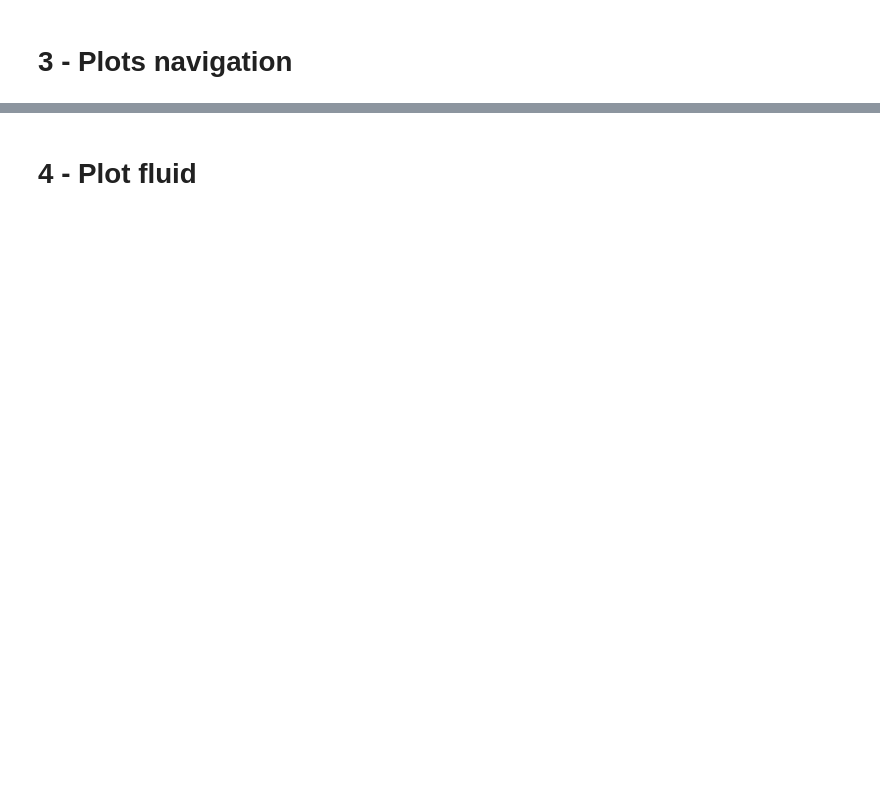
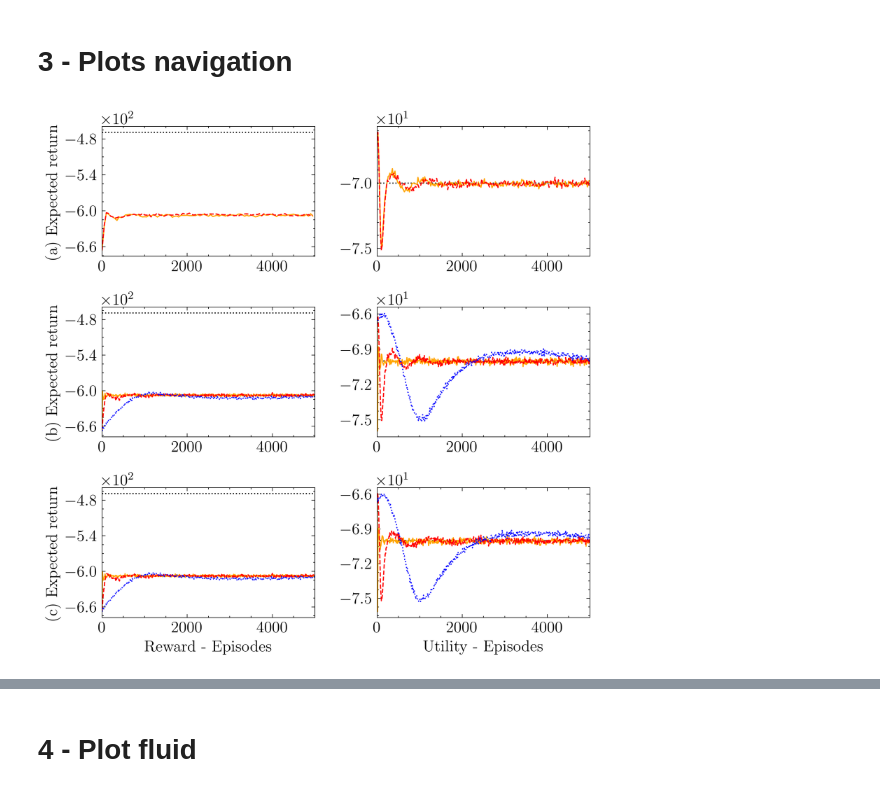
Before and after one commit to sergiorozada12/d-pg-pd, a Jupyter notebook: experiments/PLOTS.ipynb, the cells around one changed output, grey strips where cells are left out. Cells and saved outputs as stored; diff of their text form; code cells hidden in the pictures; blank space fills up the shorter version.

```diff
--- a/experiments/PLOTS.ipynb
+++ b/experiments/PLOTS.ipynb
@@ -156,73 +168,69 @@ with plt.style.context(['science', 'ieee']):
     plt.rcParams.update({'font.size': 14})
     fig, axes = plt.subplots(nrows=3, ncols=2, figsize=[7, 7])
 
-    axes[0, 0].axhline(y=-570, color='k', linestyle=':', label='Unconstrained')
+    axes[0, 0].axhline(y=p, color='k', linestyle=':', label='Unconstrained')
     axes[0, 0].plot(np.arange(0, 2000, 50), vel_primal_exact[::5], label='D-PGPD-exact', color='orange')
     axes[0, 0].plot(np.arange(0, 2000, 50), vel_primal_approx[::5], label='AD-PGPD-exact')
     axes[0, 0].set_xlim(0, 2000)
-    axes[0, 0].legend(loc='lower right', fontsize=12)
     axes[0, 0].yaxis.set_major_formatter(ScalarFormatter(useMathText=True))
     axes[0, 0].ticklabel_format(style='scientific', axis='y', scilimits=(0, 0))
     axes[0, 0].yaxis.set_major_locator(MaxNLocator(nbins=4))
     axes[0, 0].xaxis.set_major_locator(MaxNLocator(nbins=3))
     axes[0, 0].set_ylabel('(a) Expected return')
 
-    axes[0, 1].axhline(y=-100, color='k', linestyle=':', label='Constraint')
+    axes[0, 1].axhline(y=b, color='k', linestyle=':', label='Constraint')
     axes[0, 1].plot(np.arange(0, 2000, 20), vel_dual_exact[::2], label='D-PGPD-exact', color='orange')
     axes[0, 1].plot(np.arange(0, 2000, 20), vel_dual_approx[::2], label='AD-PGPD-exact')
     axes[0, 1].set_xlim(0, 2000)
-    axes[0, 1].legend(fontsize=12)
     axes[0, 1].yaxis.set_major_formatter(ScalarFormatter(useMathText=True))
     axes[0, 1].xaxis.set_major_locator(MaxNLocator(nbins=3))
     axes[0, 1].ticklabel_format(style='scientific', axis='y', scilimits=(0, 0))
 
-    axes[1, 0].axhline(y=-570, color='k', linestyle=':', label='Unconstrained')
+    axes[1, 0].axhline(y=p, color='k', linestyle=':', label='Unconstrained')
     axes[1, 0].plot(np.arange(0, 2000, 10), vel_primal_exact_eta[0, :], label='D-PGPD-exact $\eta=0.1$', color='orange')
     axes[1, 0].plot(np.arange(0, 2000, 10), vel_primal_exact_eta[1, :], label='D-PGPD-exact $\eta=0.01$')
     axes[1, 0].plot(np.arange(0, 2000, 10), vel_primal_exact_eta[2, :], label='D-PGPD-exact $\eta=0.001$')
     axes[1, 0].set_xlim(0, 2000)
-    axes[1, 0].legend(fontsize=10)
     axes[1, 0].yaxis.set_major_formatter(ScalarFormatter(useMathText=True))
     axes[1, 0].ticklabel_format(style='scientific', axis='y', scilimits=(0, 0))
     axes[1, 0].yaxis.set_major_locator(MaxNLocator(nbins=4))
     axes[1, 0].xaxis.set_major_locator(MaxNLocator(nbins=3))
     axes[1, 0].set_ylabel('(b) Expected return')
 
-    axes[1, 1].axhline(y=-100, color='k', linestyle=':', label='Constraint')
+    axes[1, 1].axhline(y=b, color='k', linestyle=':', label='Constraint')
     axes[1, 1].plot(np.arange(0, 2000, 10), vel_dual_exact_eta[0, :], label='D-PGPD-exact $\eta=0.1$', color='orange')
     axes[1, 1].plot(np.arange(0, 2000, 10), vel_dual_exact_eta[1, :], label='D-PGPD-exact $\eta=0.01$')
     axes[1, 1].plot(np.arange(0, 2000, 10), vel_dual_exact_eta[2, :], label='D-PGPD-exact $\eta=0.001$')
     axes[1, 1].set_xlim(0, 2000)
-    axes[1, 1].legend(loc='upper right', fontsize=10)
     axes[1, 1].yaxis.set_major_formatter(ScalarFormatter(useMathText=True))
     axes[1, 1].yaxis.set_major_locator(MaxNLocator(nbins=4))
     axes[1, 1].xaxis.set_major_locator(MaxNLocator(nbins=3))
     axes[1, 1].ticklabel_format(style='scientific', axis='y', scilimits=(0, 0))
 
-    axes[2, 0].axhline(y=-570, color='k', linestyle=':', label='Unconstrained')
+    axes[2, 0].axhline(y=p, color='k', linestyle=':', label='Unconstrained')
     axes[2, 0].plot(np.arange(0, 2000, 10), vel_primal_exact_eta[0, :], label='AD-PGPD-exact $\eta=0.1$', color='orange')
     axes[2, 0].plot(np.arange(0, 2000, 10), vel_primal_exact_eta[1, :], label='AD-PGPD-exact $\eta=0.01$')
     axes[2, 0].plot(np.arange(0, 2000, 10), vel_primal_exact_eta[2, :], label='AD-PGPD-exact $\eta=0.001$')
     axes[2, 0].set_xlim(0, 2000)
-    axes[2, 0].legend(fontsize=10)
     axes[2, 0].yaxis.set_major_formatter(ScalarFormatter(useMathText=True))
     axes[2, 0].ticklabel_format(style='scientific', axis='y', scilimits=(0, 0))
     axes[2, 0].yaxis.set_major_locator(MaxNLocator(nbins=4))
     axes[2, 0].xaxis.set_major_locator(MaxNLocator(nbins=3))
     axes[2, 0].set_xlabel('Reward - Episodes')
     axes[2, 0].set_ylabel('(c) Expected return')
 
-    axes[2, 1].axhline(y=-100, color='k', linestyle=':', label='Constraint')
+    axes[2, 1].axhline(y=b, color='k', linestyle=':', label='Constraint')
     axes[2, 1].plot(np.arange(0, 2000, 10), vel_dual_approx_eta[0, :], label='AD-PGPD-exact $\eta=0.1$', color='orange')
     axes[2, 1].plot(np.arange(0, 2000, 10), vel_dual_approx_eta[1, :], label='AD-PGPD-exact $\eta=0.01$')
     axes[2, 1].plot(np.arange(0, 2000, 10), vel_dual_approx_eta[2, :], label='AD-PGPD-exact $\eta=0.001$')
     axes[2, 1].set_xlim(0, 2000)
-    axes[2, 1].legend(loc='upper right', fontsize=10)
     axes[2, 1].yaxis.set_major_formatter(ScalarFormatter(useMathText=True))
     axes[2, 1].yaxis.set_major_locator(MaxNLocator(nbins=4))
     axes[2, 1].xaxis.set_major_locator(MaxNLocator(nbins=3))
     axes[2, 1].ticklabel_format(style='scientific', axis='y', scilimits=(0, 0))
     axes[2, 1].set_xlabel('Utility - Episodes')
 
     plt.tight_layout()
     plt.savefig('../figures/fig_4.png')
+# %% [output]
+[figure, added]
```
Also changed, not shown: parts of 9 cells of this notebook, 12 other files.
